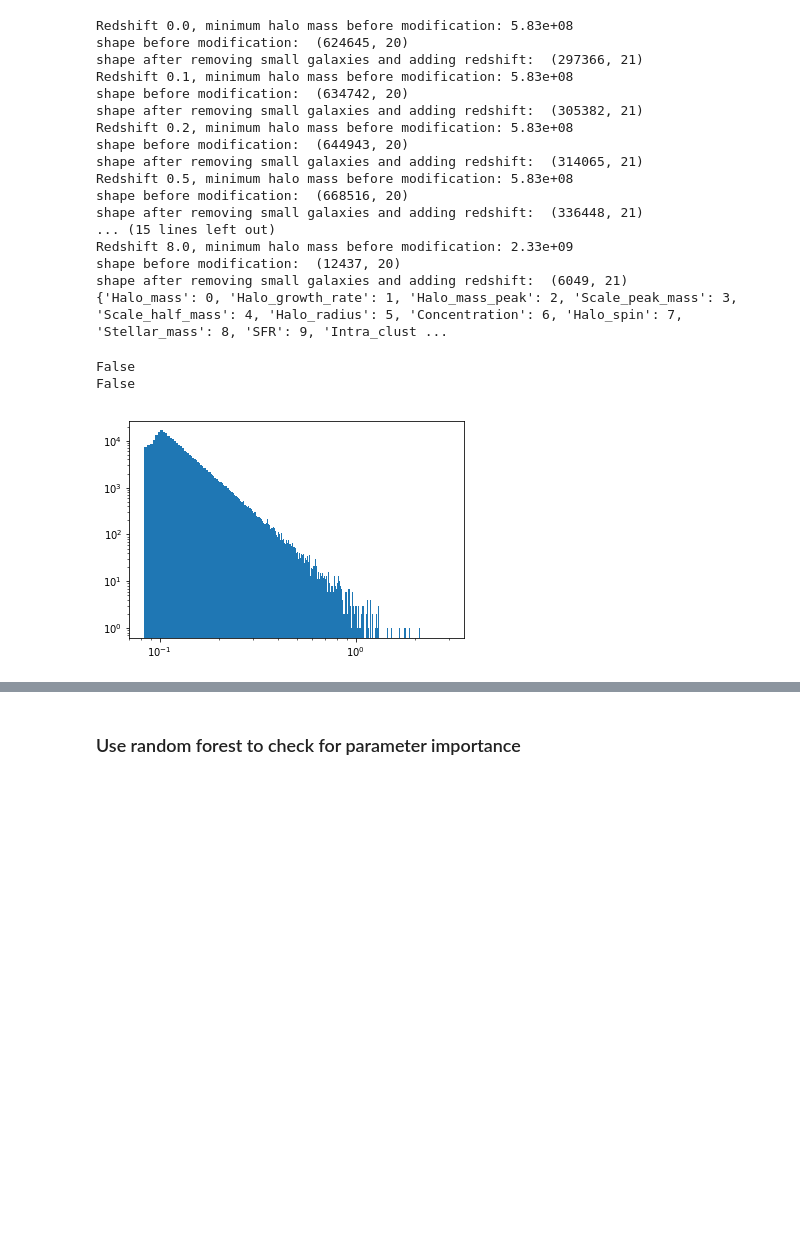
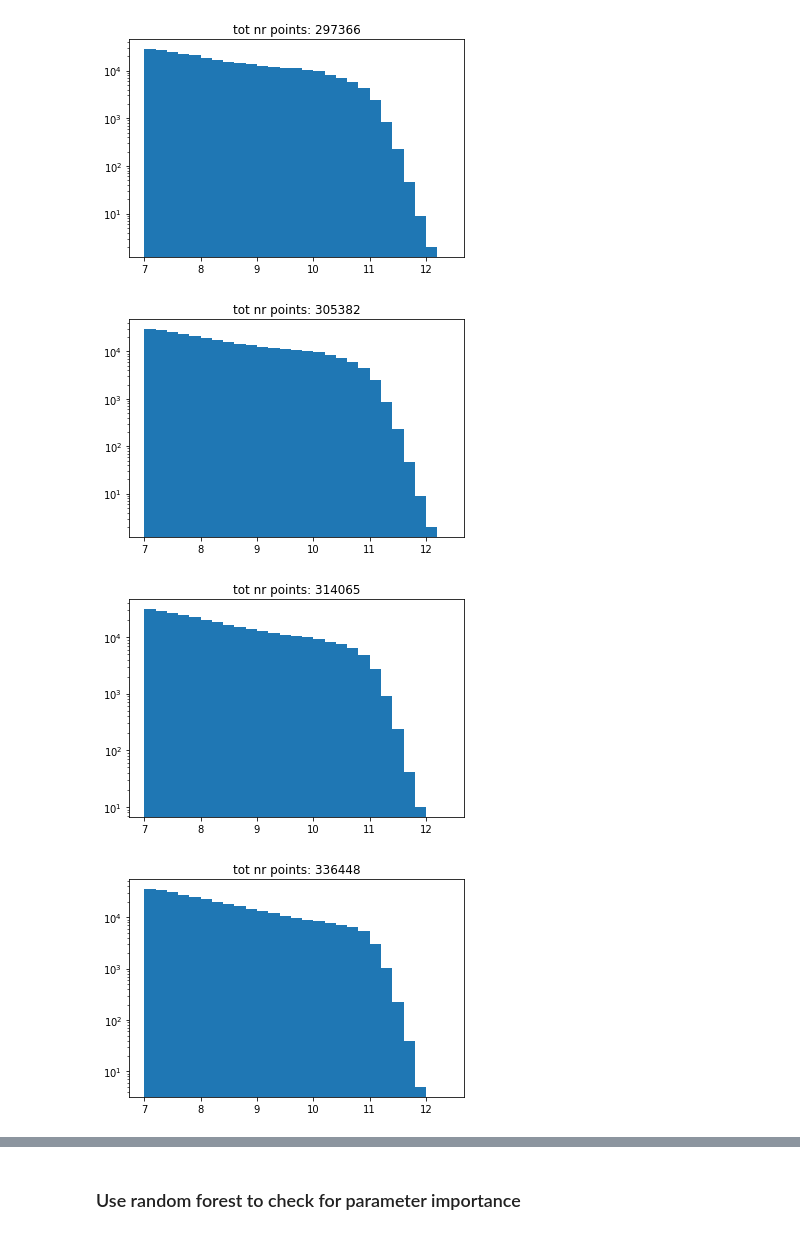
Before and after one commit to magnus-lindstrom/masters-project-galaxy-formation, a Jupyter notebook: code/non_network_notebooks/analyse_data.ipynb, the cells around one changed output, grey strips where cells are left out. Drawn from its saved outputs; the diff is of its cells as text; code cells hidden in the pictures; blank space fills up the shorter version.

```diff
--- a/code/non_network_notebooks/analyse_data.ipynb
+++ b/code/non_network_notebooks/analyse_data.ipynb
@@ -21,37 +21,23 @@ import matplotlib.pyplot as plt
 %aimport loading_datasets
 from data_processing import *
 from loading_datasets import *
-# %%
-#galaxies, data_keys, unit_dict = load_galfiles(redshifts=[0,1,2,5,10,20,30,40,60,80], equal_numbers=False)
-galaxies, data_keys = load_single_galfile(redshift=0)
-print(data_keys)
-# %% [output]
-Redshift 0.0, minimum halo mass before modification: 5.83e+08
-shape before modification:  (624645, 20)
-shape after removing small galaxies and adding redshift:  (297366, 21)
-Redshift 0.1, minimum halo mass before modification: 5.83e+08
-shape before modification:  (634742, 20)
-shape after removing small galaxies and adding redshift:  (305382, 21)
-Redshift 0.2, minimum halo mass before modification: 5.83e+08
-shape before modification:  (644943, 20)
-shape after removing small galaxies and adding redshift:  (314065, 21)
-Redshift 0.5, minimum halo mass before modification: 5.83e+08
-shape before modification:  (668516, 20)
-shape after removing small galaxies and adding redshift:  (336448, 21)
-... (15 lines left out)
-Redshift 8.0, minimum halo mass before modification: 2.33e+09
-shape before modification:  (12437, 20)
-shape after removing small galaxies and adding redshift:  (6049, 21)
-{'Halo_mass': 0, 'Halo_growth_rate': 1, 'Halo_mass_peak': 2, 'Scale_peak_mass': 3, 'Scale_half_mass': 4, 'Halo_radius': 5, 'Concentration': 6, 'Halo_spin': 7, 'Stellar_mass': 8, 'SFR': 9, 'Intra_clust ...
-# %%
-print(np.isnan(galaxies[:, data_keys['Halo_mass']]).any())
-print(np.isinf(galaxies[:, data_keys['Halo_mass']]).any())
-# %% [output]
-False
-False
-# %%
-plt.xscale('log')
-plt.hist(galaxies[:, data_keys['Halo_radius']], bins=1000, density=False, log=True)
-plt.show()
-# %% [output]
-[figure, removed]
+# %%
+redshifts = [0,.1,.2,.5,1,2,3,4,6,8]
+for redshift in redshifts:
+    galaxies, data_keys = load_galfiles(redshifts=[redshift], equal_numbers=False)
+    # galaxies, data_keys = load_single_galfile(redshift=0)
+    # print(data_keys)
+
+    # print(np.isnan(galaxies[:, data_keys['Halo_mass']]).any())
+    # print(np.isinf(galaxies[:, data_keys['Halo_mass']]).any())
+
+#     plt.xscale('log')
+
+    plt.hist(galaxies[:, data_keys['Stellar_mass']], bins=np.arange(7, 12.5, 0.2), density=False, log=True)
+    plt.title('tot nr points: {:d}'.format(np.shape(galaxies)[0]))
+    plt.show()
+# %% [output]
+[figure, added]
+[figure, added]
+[figure, added]
+[figure, added]
```
Also changed, not shown: parts of 4 cells of this notebook, 7 other files.
